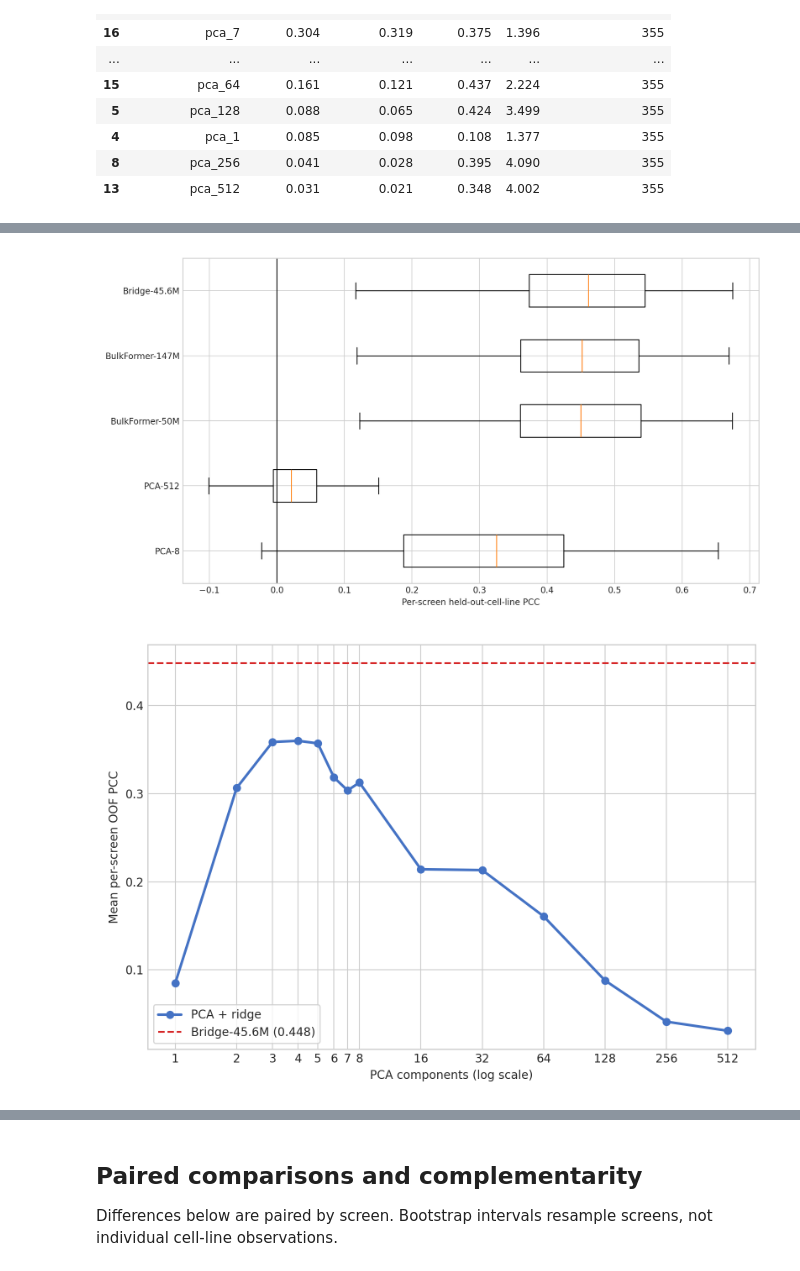
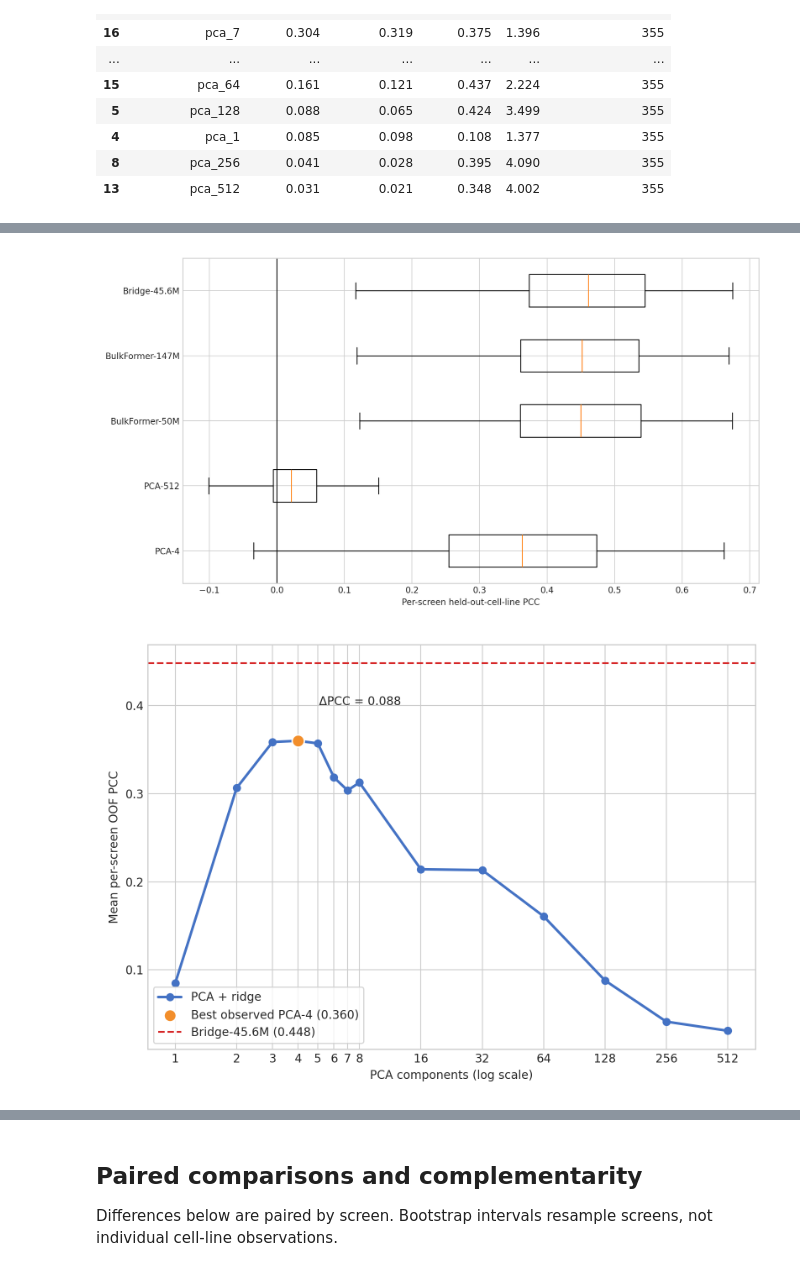
Before and after one commit to alwalt/bridge-rna, a Jupyter notebook: benchmarks/drug_response/drug_response.ipynb, the cells around one changed output, grey strips where cells are left out. Cells and saved outputs as stored; diff of their text form; code cells hidden in the pictures.

Commit message:
Add PCA benchmark comparison figures
Highlight the best observed PCA dimension and add a paired per-screen Bridge versus PCA-4 plot with publication-ready vector, raster, and source-data outputs.

```diff
--- a/benchmarks/drug_response/drug_response.ipynb
+++ b/benchmarks/drug_response/drug_response.ipynb
@@ -58,9 +58,10 @@ results.sort_values('mean_pcc', ascending=False).round(3)
 # %%
 display(Image(filename=str(RESULTS/'primary_mean_pcc.png')))
 display(Image(filename=str(RESULTS/'per_drug_pcc_distribution.png')))
 display(Image(filename=str(RESULTS/'pca_component_sensitivity.png')))
+display(Image(filename=str(RESULTS/'bridge_vs_pca4_per_screen.png')))
 pd.read_csv(RESULTS/'pca_component_sensitivity.csv').round(3)
 # %% [output]
 [figure]
-[figure, old version]
+[figure, new version]
-[figure, old version]
+[figure, new version]
```
Also changed, not shown: parts of 1 cell of this notebook, 9 other files.
